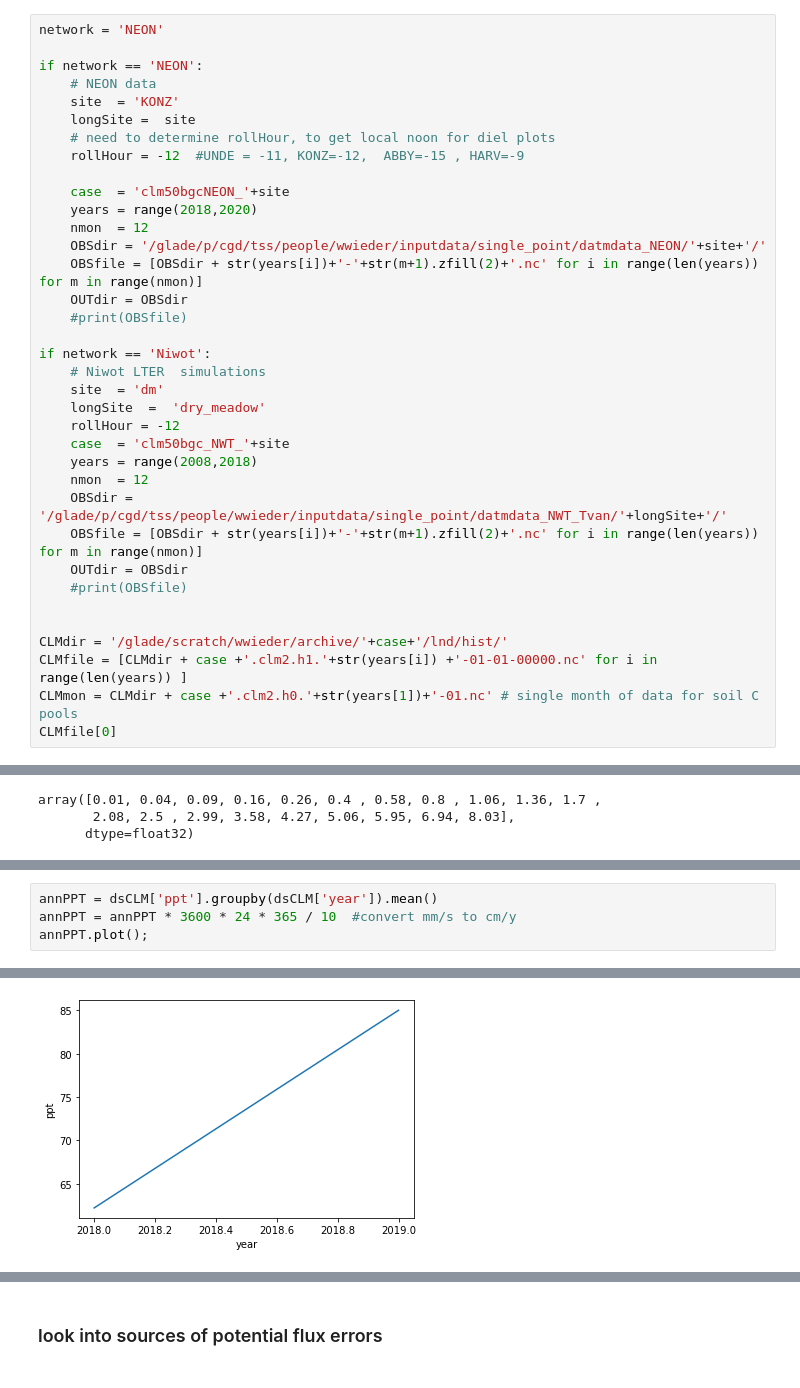
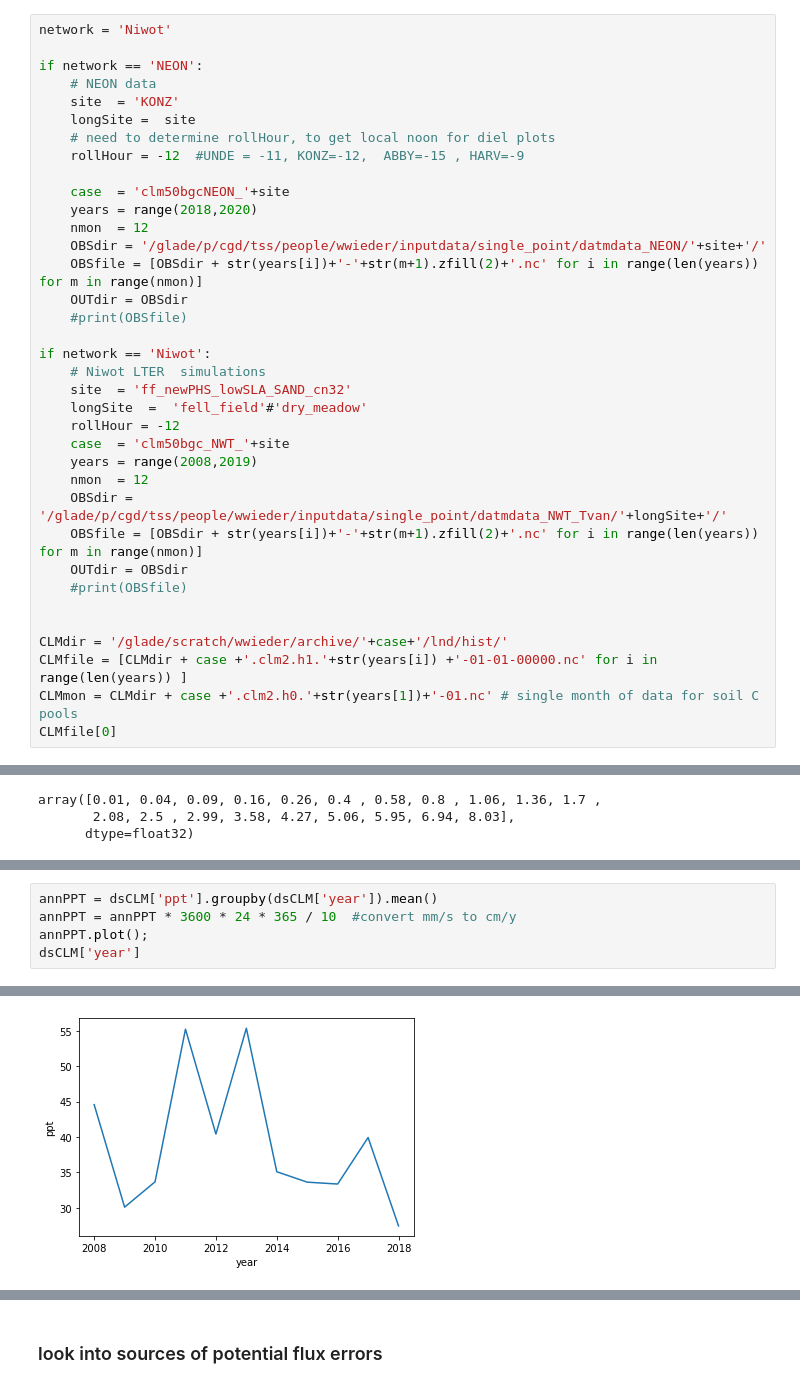
Before and after one commit to wwieder/ctsm_py, a Jupyter notebook: notebooks/ptCLM_NEON.ipynb, the cells around one changed output, grey strips where cells are left out. Cells and saved outputs as stored; diff of their text form.

Commit message:
single point notebooks for analsysis w/ NEON & Niwot

```diff
--- a/notebooks/ptCLM_NEON.ipynb
+++ b/notebooks/ptCLM_NEON.ipynb
@@ -25,7 +25,7 @@ warnings.simplefilter("ignore", category=RuntimeWarning)
 # %% [markdown]
 ### Point to files
 # %%
-network = 'NEON'
+network = 'Niwot'
 
 if network == 'NEON':
     # NEON data
@@ -44,11 +44,11 @@ if network == 'NEON':
 
 if network == 'Niwot':
     # Niwot LTER  simulations
-    site  = 'dm'
-    longSite  =  'dry_meadow'
+    site  = 'ff_newPHS_lowSLA_SAND_cn32'
+    longSite  =  'fell_field'#'dry_meadow'
     rollHour = -12
     case  = 'clm50bgc_NWT_'+site
-    years = range(2008,2018)
+    years = range(2008,2019)
     nmon  = 12
     OBSdir = '/glade/p/cgd/tss/people/wwieder/inputdata/single_point/datmdata_NWT_Tvan/'+longSite+'/'
     OBSfile = [OBSdir + str(years[i])+'-'+str(m+1).zfill(2)+'.nc' for i in range(len(years))  for m in range(nmon)]
@@ -346,4 +417,5 @@ temp.isel(levsoi=(slice(0,11))).plot(y='levsoi',yincrease=False);
 annPPT = dsCLM['ppt'].groupby(dsCLM['year']).mean()
 annPPT = annPPT * 3600 * 24 * 365 / 10  #convert mm/s to cm/y
 annPPT.plot();
+dsCLM['year']
 # %% [output]
@@ -350 +426 @@ annPPT.plot();
-[figure, old version]
+[figure, new version]
```
Also changed, not shown: parts of 20 cells of this notebook, 2 other files.
